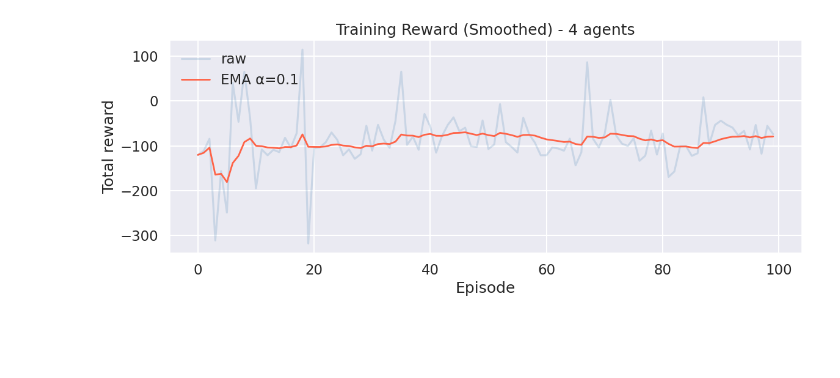
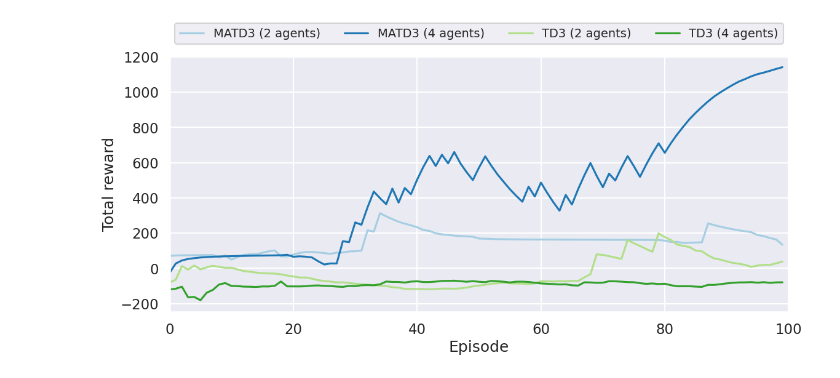
Before and after one commit to kzqiu/flock, a Jupyter notebook: examples/analysis.ipynb, the cells around one changed output. Saved outputs shown, nothing was run; the diff lists cells and outputs as text; code cells hidden in the pictures; blank space fills up the shorter version.

```diff
--- a/examples/analysis.ipynb
+++ b/examples/analysis.ipynb
@@ -99,4 +112,18 @@ smoothed_rewards.append(draw_rewards(td3_rewards_2, 2))
-# %%
-smoothed_rewards.append(draw_rewards(td3_rewards_4, 4))
-# %% [output]
-[figure, removed]
+# %%
+rewards = [
+    rewards_2,
+    rewards_4,
+    td3_rewards_2,
+    td3_rewards_4,
+]
+
+labels = [
+    "MATD3 (2 agents)",
+    "MATD3 (4 agents)",
+    "TD3 (2 agents)",
+    "TD3 (4 agents)",
+]
+
+draw_comparison(rewards, labels, palette=sns.color_palette("Paired", 4), skip=1)
+# %% [output]
+[figure, added]
```
Also changed, not shown: parts of 12 cells of this notebook.
